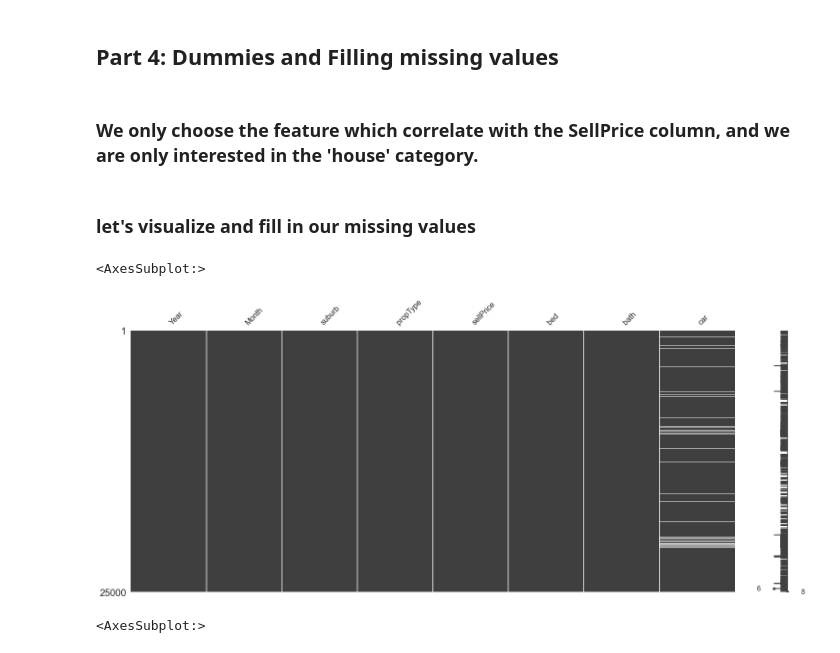
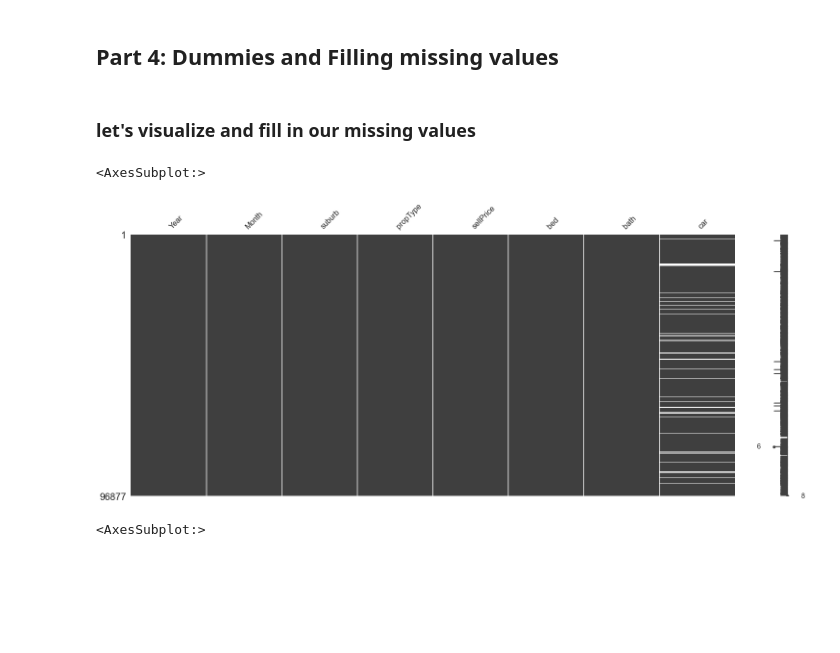
Before and after one commit to alex-lang-br/Prediction-project, a Jupyter notebook: Sydney_House_Pred.ipynb, the cells around one changed output. Cells and saved outputs as stored; diff of their text form; code cells hidden in the pictures; blank space fills up the shorter version.

```diff
--- a/Sydney_House_Pred.ipynb
+++ b/Sydney_House_Pred.ipynb
@@ -268,4 +268,10 @@ avg_year_suburb = avg_year_suburb.drop([2000])
 # %% [markdown]
 ## Part 3: Visualizing our data
+# %%
+only_house_filt = ['house']
+years = [2019,2018,2017,2016,2015]
+only_house = house_price[house_price.propType.isin(only_house_filt)].copy()
+only_house_five_year = only_house[only_house.Year.isin(years)].copy()
+only_house_five_year_popular_suburb = only_house[only_house.suburb.isin(popular_suburb_list)]
 # %%
 sns.set_theme(style = 'darkgrid')
@@ -335,9 +349,7 @@ sns.heatmap(house_price.corr(), xticklabels = house_price.corr().columns, ytickl
 # %% [markdown]
 ## Part 4: Dummies and Filling missing values
 # %%
-house_price.car = house_price.car.apply(lambda x: float(x))
-house_price.bed = house_price.bed.apply(lambda x: float(x))
-house_price.bath = house_price.bath.apply(lambda x: float(x))
-house_price.sellPrice = house_price.sellPrice.apply(lambda x: float(x))
+only_house_five_year.car = only_house_five_year.car.apply(lambda x: float(x))
+only_house_five_year.bed = only_house_five_year.bed.apply(lambda x: float(x))
+only_house_five_year.bath = only_house_five_year.bath.apply(lambda x: float(x))
+only_house_five_year.sellPrice = only_house_five_year.sellPrice.apply(lambda x: float(x))
-# %% [markdown]
-### We only choose the feature which correlate with the SellPrice column, and we are only interested in the 'house' category.
@@ -349,10 +357,10 @@ house_price = house_price[:25000]
 ###  let's visualize and fill in our missing values
 # %%
 import missingno as msno
-msno.matrix(house_price)
+msno.matrix(only_house_five_year)
 # %% [output]
 <AxesSubplot:>
-[figure, old version]
+[figure, new version]
 # %%
 from sklearn.impute import KNNImputer
 knn_imputer = KNNImputer()
```
Also changed, not shown: parts of 25 cells of this notebook.
